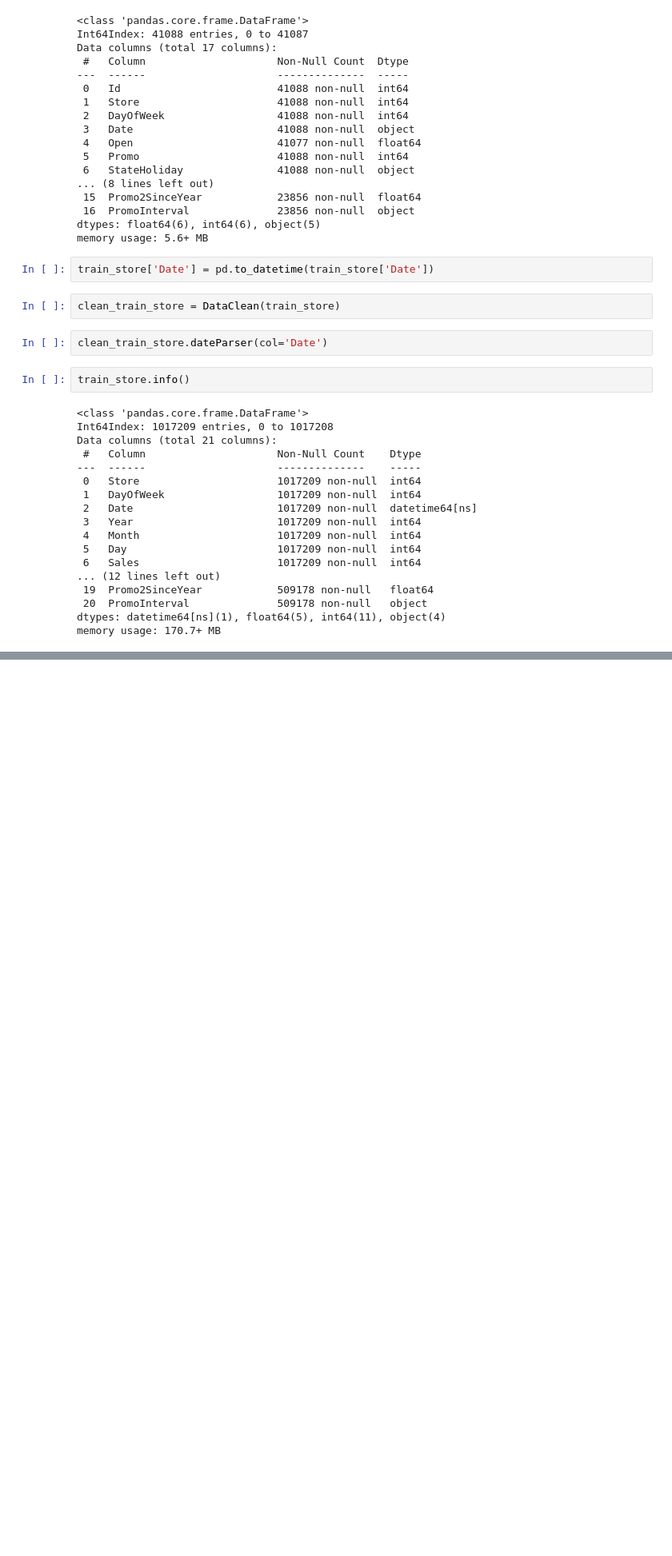
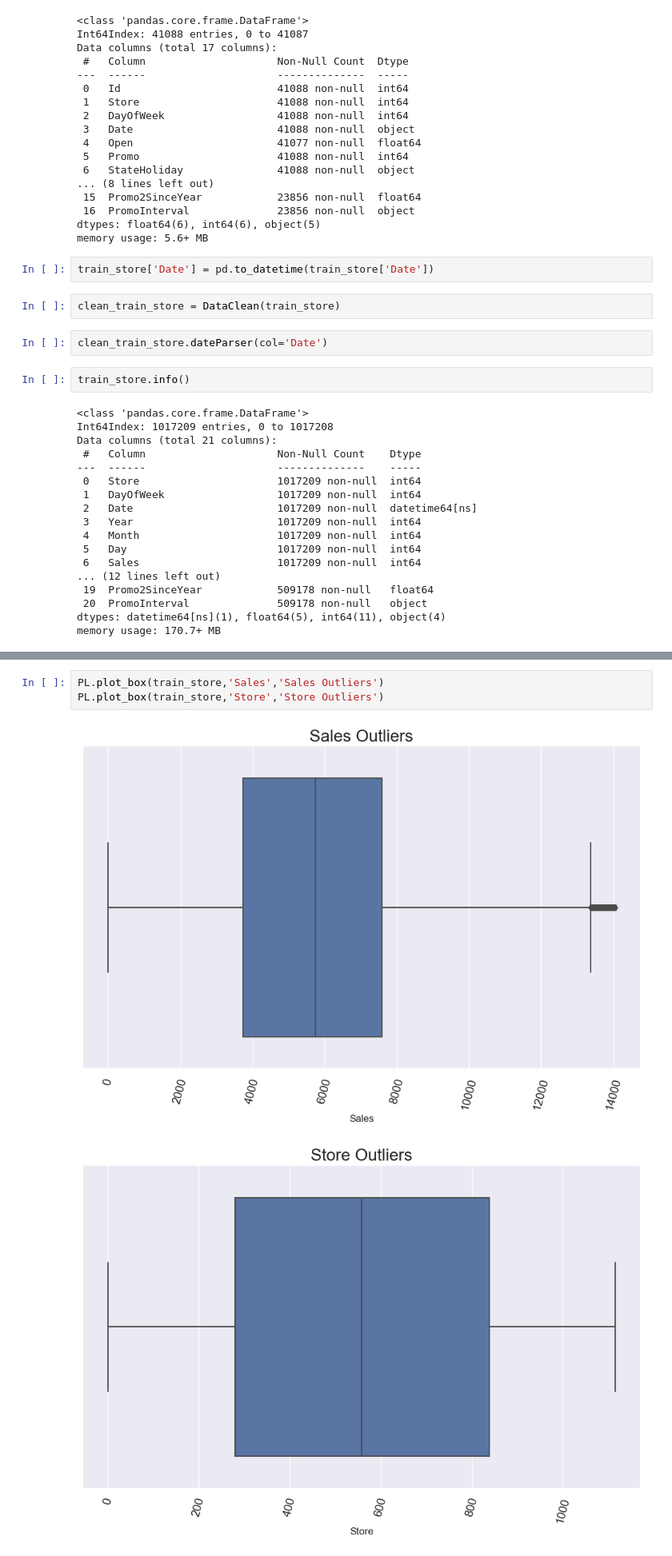
Before and after one commit to nahomHmichael/Rossman-Pharmaceutical-Sales-Pridiction, a Jupyter notebook: notebooks/ML_modeling.ipynb, the cells around one changed output, grey strips where cells are left out. Shown at 80% size. Saved outputs shown, nothing was run; the diff lists cells and outputs as text; blank space fills up the shorter version.

```diff
--- a/notebooks/ML_modeling.ipynb
+++ b/notebooks/ML_modeling.ipynb
@@ -130,0 +217,6 @@ memory usage: 170.7+ MB
+# %%
+PL.plot_box(train_store,'Sales','Sales Outliers')
+PL.plot_box(train_store,'Store','Store Outliers')
+# %% [output]
+[figure, added]
+[figure, added]
```
Also changed, not shown: parts of 12 cells of this notebook, 4 other files.
